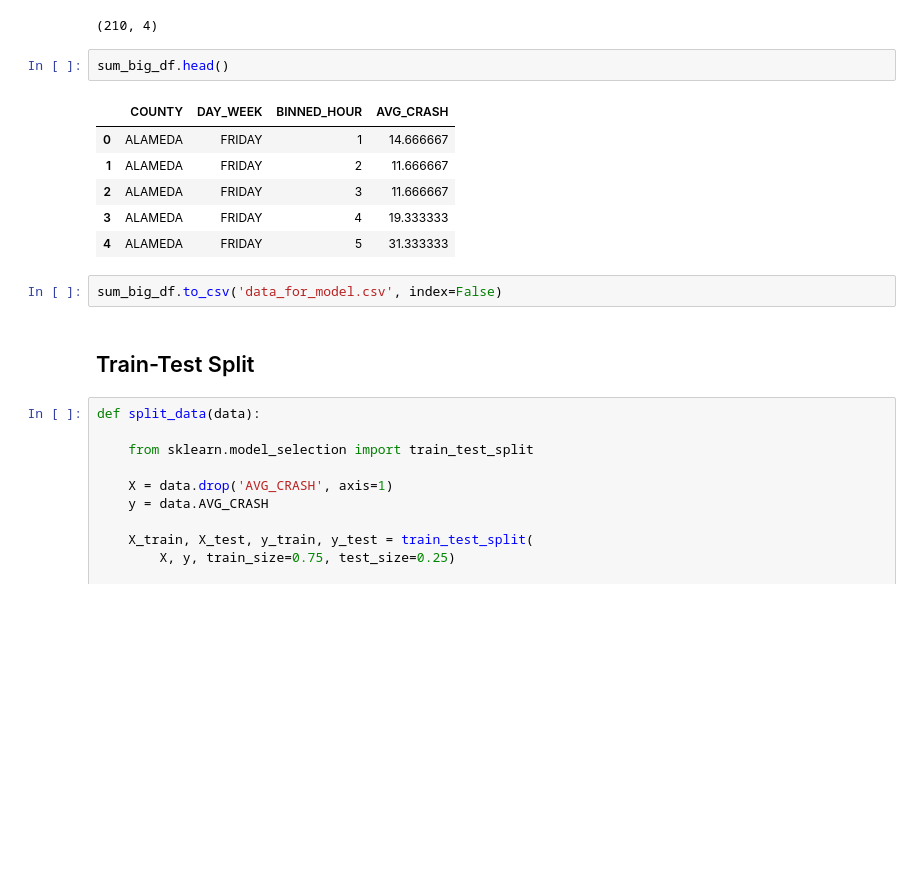
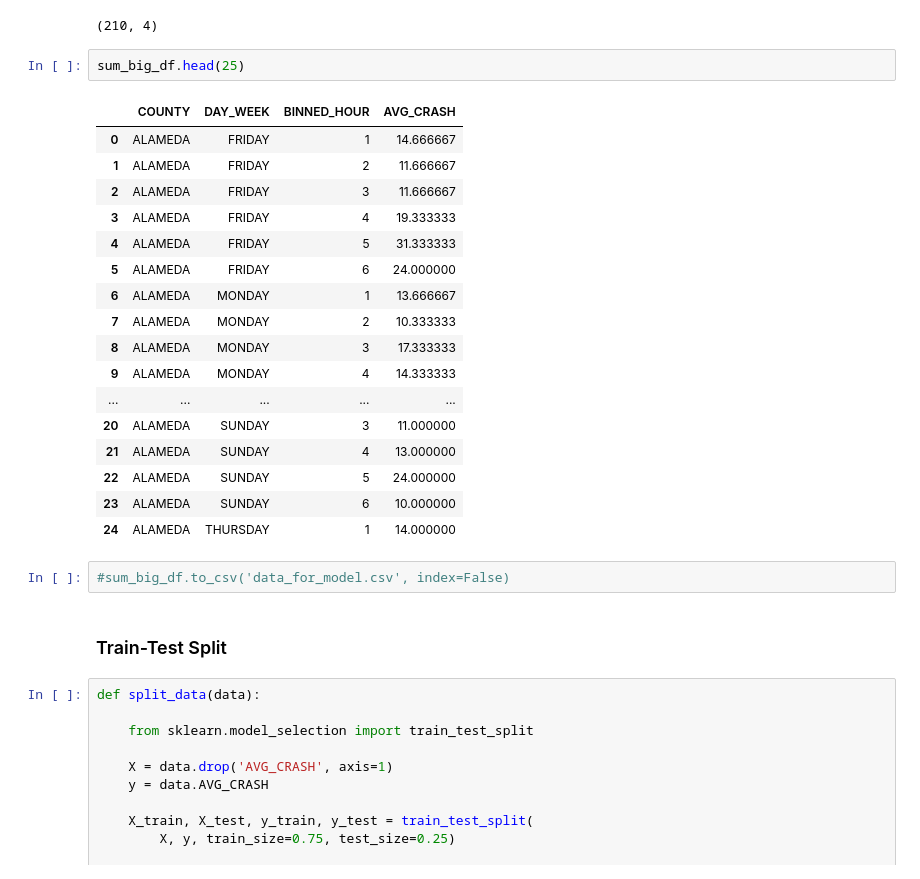
Before and after one commit to safe-routes/Build-SafeRoutes-DS, a Jupyter notebook: SafeRoutes_modeltest.ipynb, the cells around one changed output. Drawn from its saved outputs; the diff is of its cells as text; blank space fills up the shorter version.

Commit message:
Latest notebook with models

```diff
--- a/SafeRoutes_modeltest.ipynb
+++ b/SafeRoutes_modeltest.ipynb
@@ -133,18 +159,29 @@ sum_big_df.shape
 # %% [output]
 (210, 4)
 # %%
-sum_big_df.head()
+sum_big_df.head(25)
 # %% [output]
 |  | COUNTY | DAY_WEEK | BINNED_HOUR | AVG_CRASH |
 | 0 | ALAMEDA | FRIDAY | 1 | 14.666667 |
 | 1 | ALAMEDA | FRIDAY | 2 | 11.666667 |
 | 2 | ALAMEDA | FRIDAY | 3 | 11.666667 |
 | 3 | ALAMEDA | FRIDAY | 4 | 19.333333 |
 | 4 | ALAMEDA | FRIDAY | 5 | 31.333333 |
+| 5 | ALAMEDA | FRIDAY | 6 | 24.000000 |
+| 6 | ALAMEDA | MONDAY | 1 | 13.666667 |
+| 7 | ALAMEDA | MONDAY | 2 | 10.333333 |
+| 8 | ALAMEDA | MONDAY | 3 | 17.333333 |
+| 9 | ALAMEDA | MONDAY | 4 | 14.333333 |
+| ... | ... | ... | ... | ... |
+| 20 | ALAMEDA | SUNDAY | 3 | 11.000000 |
+| 21 | ALAMEDA | SUNDAY | 4 | 13.000000 |
+| 22 | ALAMEDA | SUNDAY | 5 | 24.000000 |
+| 23 | ALAMEDA | SUNDAY | 6 | 10.000000 |
+| 24 | ALAMEDA | THURSDAY | 1 | 14.000000 |
 # %%
-sum_big_df.to_csv('data_for_model.csv', index=False)
+#sum_big_df.to_csv('data_for_model.csv', index=False)
 # %% [markdown]
-## Train-Test Split
+### Train-Test Split
 # %%
 def split_data(data):
 
```
Also changed, not shown: parts of 60 cells of this notebook.
